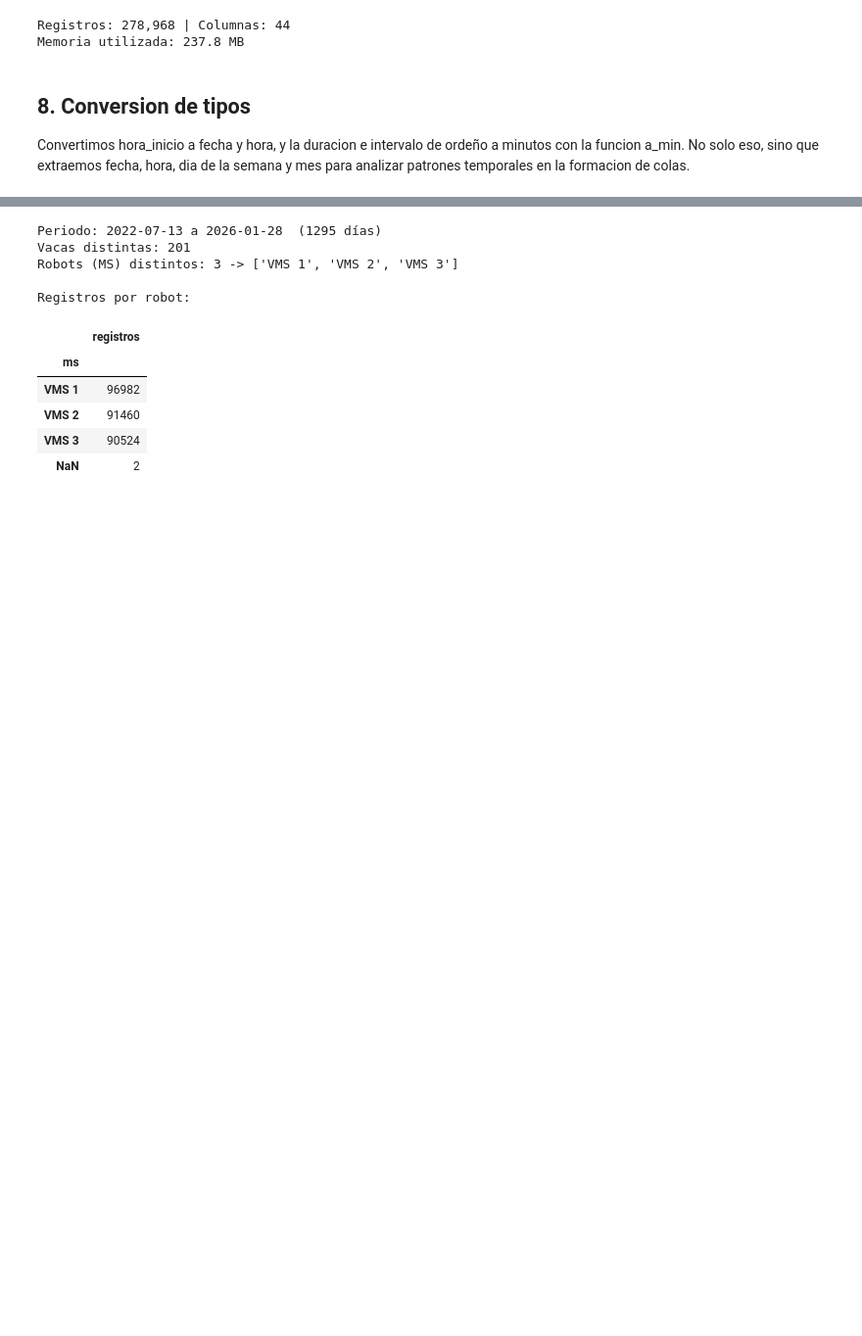
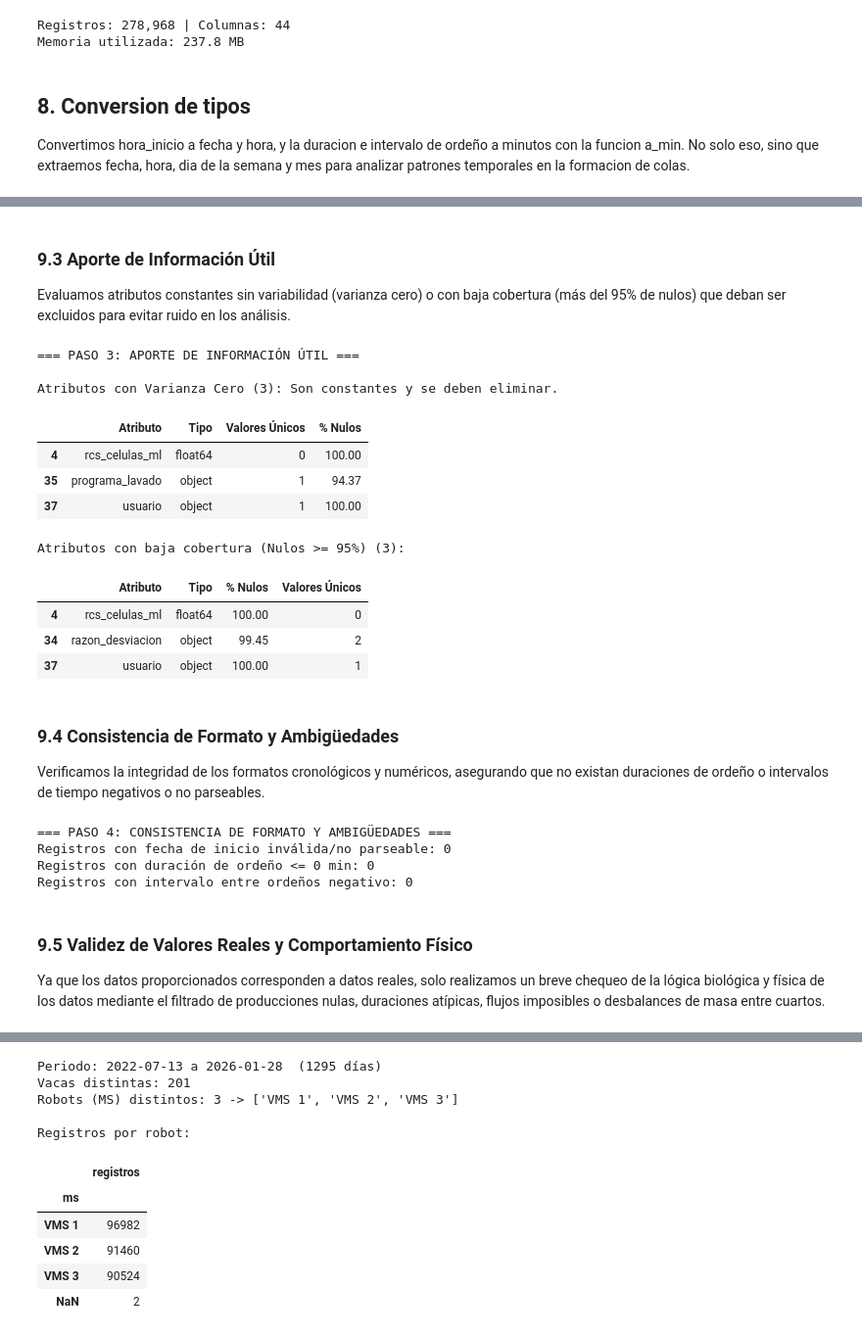
Before and after one commit to kamimartinez/VMS-prediction, a Jupyter notebook: DataUnderstanding.ipynb, the cells around one changed output, grey strips where cells are left out. Shown at 98% size. Drawn from its saved outputs; the diff is of its cells as text; code cells hidden in the pictures; blank space fills up the shorter version.

```diff
--- a/DataUnderstanding.ipynb
+++ b/DataUnderstanding.ipynb
@@ -436,0 +512,76 @@ Intervalos no convertibles: 0
+# %% [markdown]
+### 9.3 Aporte de Información Útil
+Evaluamos atributos constantes sin variabilidad (varianza cero) o con baja cobertura (más del 95% de nulos) que deban ser excluidos para evitar ruido en los análisis.
+# %%
+print("=== PASO 3: APORTE DE INFORMACIÓN ÚTIL ===")
+total_filas = len(df)
+reporte_utilidad = []
+
+for col in df.columns:
+    valores_unicos = df[col].nunique(dropna=True)
+    nulos = df[col].isna().sum()
+    pct_nulos = (nulos / total_filas) * 100
+    frecuencias = df[col].value_counts(dropna=True)
+    if not frecuencias.empty:
+        valor_mas_comun = frecuencias.index[0]
+        freq_mas_comun = frecuencias.iloc[0]
+        pct_mas_comun = (freq_mas_comun / frecuencias.sum()) * 100
+    else:
+        valor_mas_comun = None
+        freq_mas_comun = 0
+        pct_mas_comun = 100.0
+
+    reporte_utilidad.append({
+        'Atributo': col,
+        'Tipo': df[col].dtype,
+        'Valores Únicos': valores_unicos,
+        '% Nulos': round(pct_nulos, 2),
+        'Valor más común': valor_mas_comun,
+        '% Freq Dominante': round(pct_mas_comun, 2)
+    })
+
+df_utilidad = pd.DataFrame(reporte_utilidad)
+var_cero = df_utilidad[df_utilidad['Valores Únicos'] <= 1]
+casi_var_cero = df_utilidad[(df_utilidad['Valores Únicos'] > 1) & (df_utilidad['% Freq Dominante'] >= 99.0)]
+alto_nulo = df_utilidad[df_utilidad['% Nulos'] >= 95.0]
+
+print(f"\nAtributos con Varianza Cero ({len(var_cero)}): Son constantes y se deben eliminar.")
+if not var_cero.empty:
+    display(var_cero[['Atributo', 'Tipo', 'Valores Únicos', '% Nulos']])
+
+print(f"\nAtributos con baja cobertura (Nulos >= 95%) ({len(alto_nulo)}):")
+if not alto_nulo.empty:
+    display(alto_nulo[['Atributo', 'Tipo', '% Nulos', 'Valores Únicos']])
+# %% [output]
+=== PASO 3: APORTE DE INFORMACIÓN ÚTIL ===
+
+Atributos con Varianza Cero (3): Son constantes y se deben eliminar.
+|  | Atributo | Tipo | Valores Únicos | % Nulos |
+| 4 | rcs_celulas_ml | float64 | 0 | 100.00 |
+| 35 | programa_lavado | object | 1 | 94.37 |
+| 37 | usuario | object | 1 | 100.00 |
+Atributos con baja cobertura (Nulos >= 95%) (3):
+|  | Atributo | Tipo | % Nulos | Valores Únicos |
+| 4 | rcs_celulas_ml | float64 | 100.00 | 0 |
+| 34 | razon_desviacion | object | 99.45 | 2 |
+| 37 | usuario | object | 100.00 | 1 |
+# %% [markdown]
+### 9.4 Consistencia de Formato y Ambigüedades
+Verificamos la integridad de los formatos cronológicos y numéricos, asegurando que no existan duraciones de ordeño o intervalos de tiempo negativos o no parseables.
+# %%
+print("=== PASO 4: CONSISTENCIA DE FORMATO Y AMBIGÜEDADES ===")
+inconsistencia_fechas = df['hora_inicio'].isna().sum()
+invalido_duracion = (df['duracion_min'] <= 0).sum()
+invalido_intervalo = (df['intervalo_min'] < 0).sum()
+
+print(f"Registros con fecha de inicio inválida/no parseable: {inconsistencia_fechas:,}")
+print(f"Registros con duración de ordeño <= 0 min: {invalido_duracion:,}")
+print(f"Registros con intervalo entre ordeños negativo: {invalido_intervalo:,}")
+# %% [output]
+=== PASO 4: CONSISTENCIA DE FORMATO Y AMBIGÜEDADES ===
+Registros con fecha de inicio inválida/no parseable: 0
+Registros con duración de ordeño <= 0 min: 0
+Registros con intervalo entre ordeños negativo: 0
+# %% [markdown]
+### 9.5 Validez de Valores Reales y Comportamiento Físico
+Ya que los datos proporcionados corresponden a datos reales, solo realizamos un breve chequeo de la lógica biológica y física de los datos mediante el filtrado de producciones nulas, duraciones atípicas, flujos imposibles o desbalances de masa entre cuartos.
```
Also changed, not shown: parts of 34 cells of this notebook.
